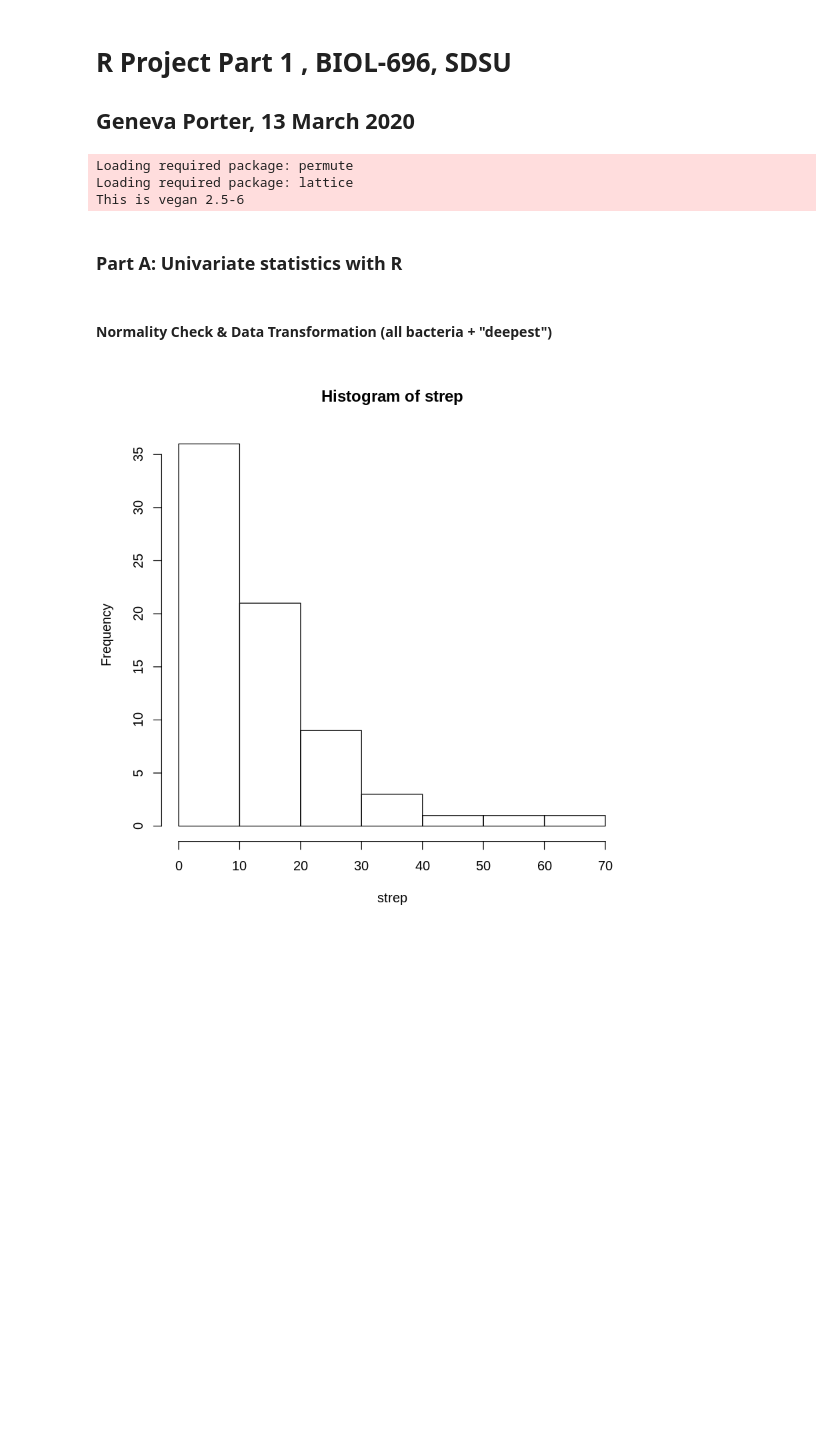
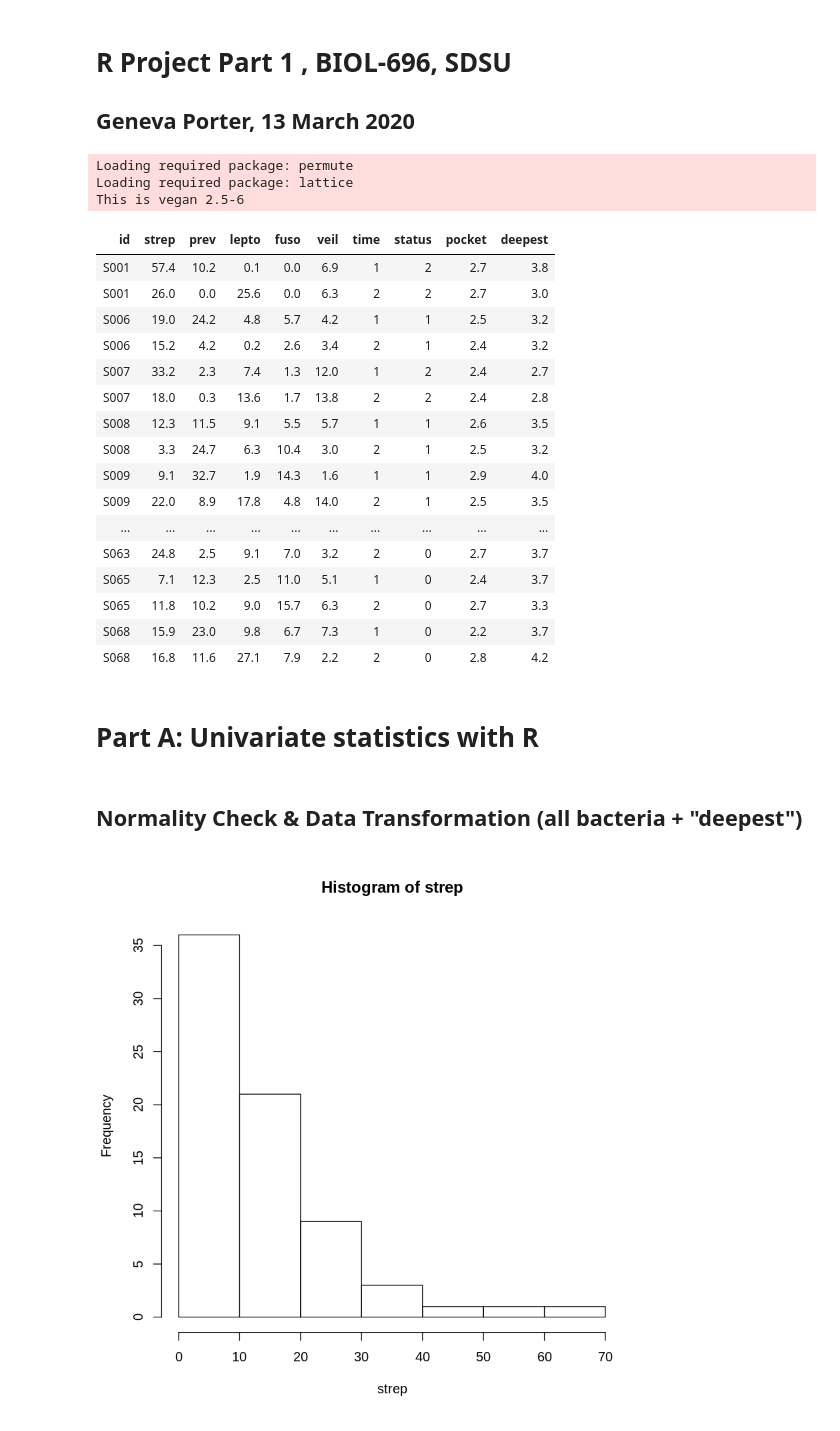
Before and after one commit to genevaporter/SDSU-BIOL-696, a Jupyter notebook: R-section/project/PorterRProjectPt1.ipynb, the cells around one changed output. Drawn from its saved outputs; the diff is of its cells as text; code cells hidden in the pictures; blank space fills up the shorter version.

```diff
--- a/R-section/project/PorterRProjectPt1.ipynb
+++ b/R-section/project/PorterRProjectPt1.ipynb
@@ -4,25 +4,43 @@
 # %%
 # First, we install the necesscary packages
 
 # install.packages("tidyverse")
 library(ggplot2)
 
 #install.packages("vegan")
 library(vegan)
 
 # Next, the data we will work with is read in:
 d = read.table("RTestData.txt",header=TRUE)
 attach(d)
+d
 
 # Remarks about each task are given at the end of each section.
 # %% [output]
 Loading required package: permute
 Loading required package: lattice
 This is vegan 2.5-6
+| id | strep | prev | lepto | fuso | veil | time | status | pocket | deepest |
+| S001 | 57.4 | 10.2 | 0.1 | 0.0 | 6.9 | 1 | 2 | 2.7 | 3.8 |
+| S001 | 26.0 | 0.0 | 25.6 | 0.0 | 6.3 | 2 | 2 | 2.7 | 3.0 |
+| S006 | 19.0 | 24.2 | 4.8 | 5.7 | 4.2 | 1 | 1 | 2.5 | 3.2 |
+| S006 | 15.2 | 4.2 | 0.2 | 2.6 | 3.4 | 2 | 1 | 2.4 | 3.2 |
+| S007 | 33.2 | 2.3 | 7.4 | 1.3 | 12.0 | 1 | 2 | 2.4 | 2.7 |
+| S007 | 18.0 | 0.3 | 13.6 | 1.7 | 13.8 | 2 | 2 | 2.4 | 2.8 |
+| S008 | 12.3 | 11.5 | 9.1 | 5.5 | 5.7 | 1 | 1 | 2.6 | 3.5 |
+| S008 | 3.3 | 24.7 | 6.3 | 10.4 | 3.0 | 2 | 1 | 2.5 | 3.2 |
+| S009 | 9.1 | 32.7 | 1.9 | 14.3 | 1.6 | 1 | 1 | 2.9 | 4.0 |
+| S009 | 22.0 | 8.9 | 17.8 | 4.8 | 14.0 | 2 | 1 | 2.5 | 3.5 |
+| ... | ... | ... | ... | ... | ... | ... | ... | ... | ... |
+| S063 | 24.8 | 2.5 | 9.1 | 7.0 | 3.2 | 2 | 0 | 2.7 | 3.7 |
+| S065 | 7.1 | 12.3 | 2.5 | 11.0 | 5.1 | 1 | 0 | 2.4 | 3.7 |
+| S065 | 11.8 | 10.2 | 9.0 | 15.7 | 6.3 | 2 | 0 | 2.7 | 3.3 |
+| S068 | 15.9 | 23.0 | 9.8 | 6.7 | 7.3 | 1 | 0 | 2.2 | 3.7 |
+| S068 | 16.8 | 11.6 | 27.1 | 7.9 | 2.2 | 2 | 0 | 2.8 | 4.2 |
 # %% [markdown]
-### Part A: Univariate statistics with R
+# Part A: Univariate statistics with R
 # %% [markdown]
-#### Normality Check & Data Transformation (all bacteria + "deepest")
+## Normality Check & Data Transformation (all bacteria + "deepest")
 # %%
 # Histograms
 
```
Also changed, not shown: parts of 15 cells of this notebook, 1 other file.
